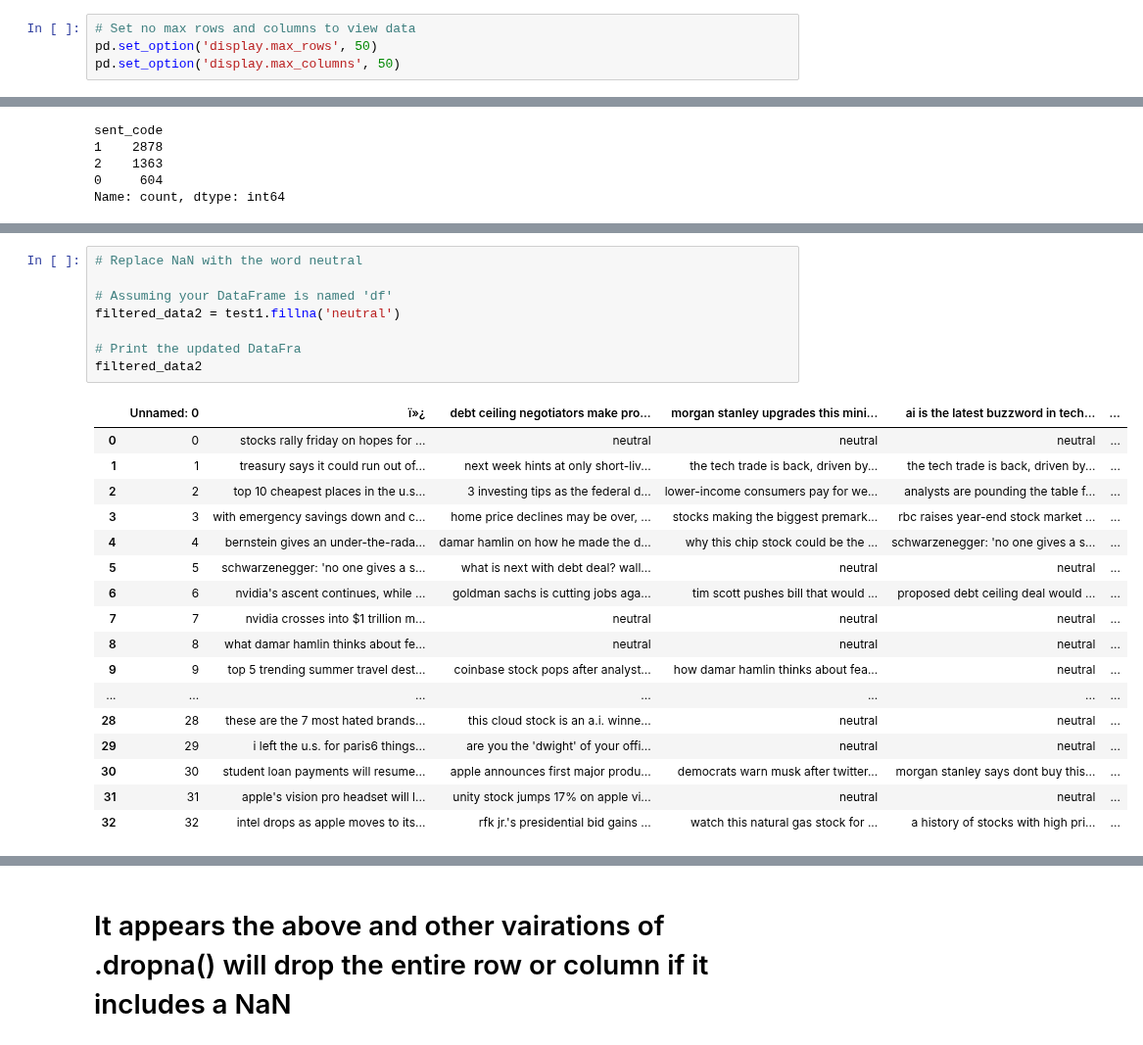
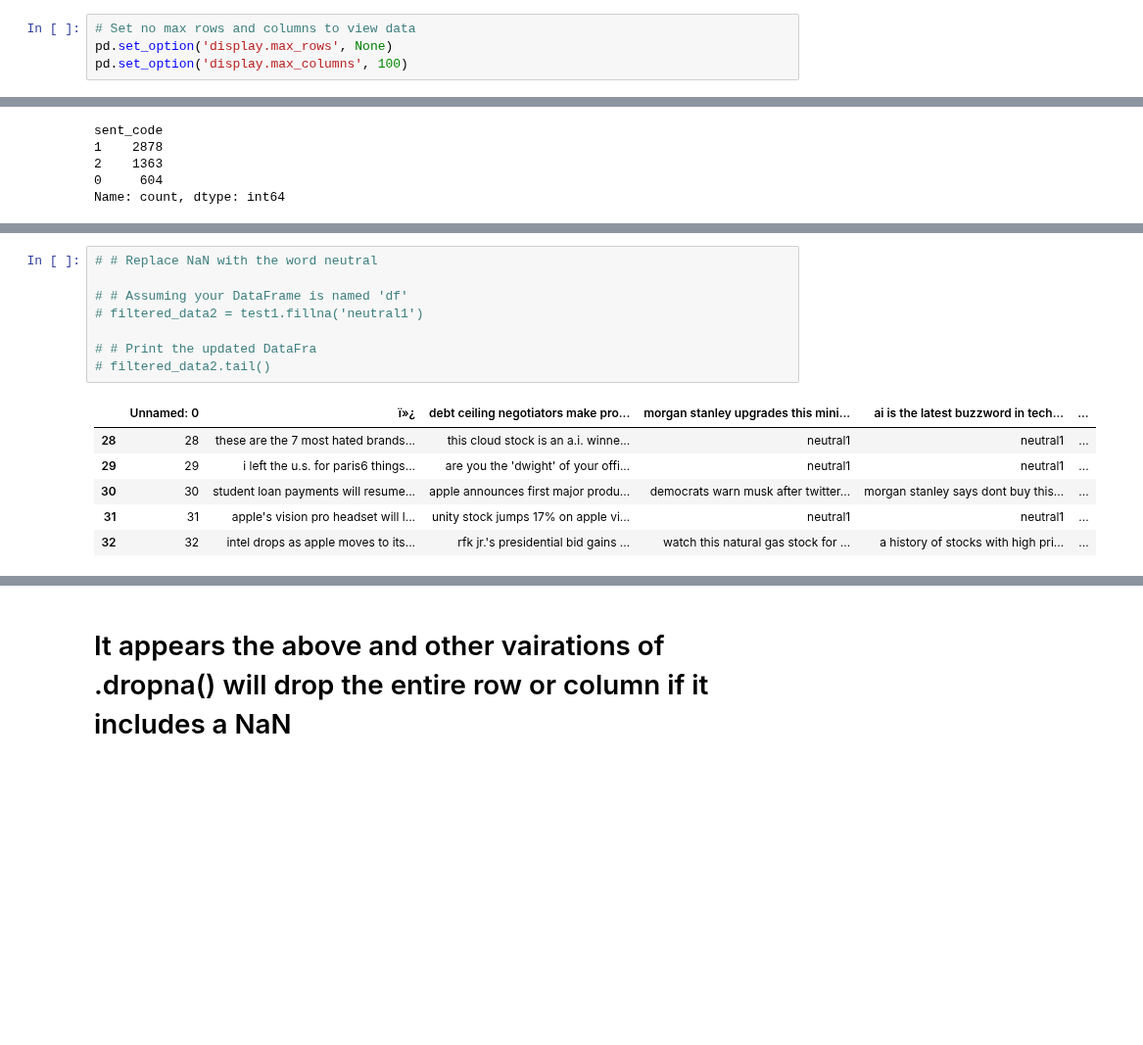
Before and after one commit to ChrisVerg/SmartInvest, a Jupyter notebook: Notebooks/Chris_Sentiment_Analysis.ipynb, the cells around one changed output, grey strips where cells are left out. Shown at 98% size. Saved outputs shown, nothing was run; the diff lists cells and outputs as text; blank space fills up the shorter version.

```diff
--- a/Notebooks/Chris_Sentiment_Analysis.ipynb
+++ b/Notebooks/Chris_Sentiment_Analysis.ipynb
@@ -16,5 +53,5 @@ import numpy as np # for linear algebra
 from sklearn import feature_extraction, linear_model, model_selection, preprocessing
 # %%
 # Set no max rows and columns to view data
-pd.set_option('display.max_rows', 50)
-pd.set_option('display.max_columns', 50)
+pd.set_option('display.max_rows', None)
+pd.set_option('display.max_columns', 100)
@@ -149,26 +310,15 @@ filtered_data1
 # %%
-# Replace NaN with the word neutral
+# # Replace NaN with the word neutral
 
-# Assuming your DataFrame is named 'df'
-filtered_data2 = test1.fillna('neutral')
+# # Assuming your DataFrame is named 'df'
+# filtered_data2 = test1.fillna('neutral1')
 
-# Print the updated DataFra
-filtered_data2
+# # Print the updated DataFra
+# filtered_data2.tail()
 # %% [output]
 |  | Unnamed: 0 | ï»¿ | debt ceiling negotiators make pro... | morgan stanley upgrades this mini... | ai is the latest buzzword in tech... | ... |
-| 0 | 0 | stocks rally friday on hopes for ... | neutral | neutral | neutral | ... |
-| 1 | 1 | treasury says it could run out of... | next week hints at only short-liv... | the tech trade is back, driven by... | the tech trade is back, driven by... | ... |
-| 2 | 2 | top 10 cheapest places in the u.s... | 3 investing tips as the federal d... | lower-income consumers pay for we... | analysts are pounding the table f... | ... |
-| 3 | 3 | with emergency savings down and c... | home price declines may be over, ... | stocks making the biggest premark... | rbc raises year-end stock market ... | ... |
-| 4 | 4 | bernstein gives an under-the-rada... | damar hamlin on how he made the d... | why this chip stock could be the ... | schwarzenegger: 'no one gives a s... | ... |
-| 5 | 5 | schwarzenegger: 'no one gives a s... | what is next with debt deal? wall... | neutral | neutral | ... |
-| 6 | 6 | nvidia's ascent continues, while ... | goldman sachs is cutting jobs aga... | tim scott pushes bill that would ... | proposed debt ceiling deal would ... | ... |
-| 7 | 7 | nvidia crosses into $1 trillion m... | neutral | neutral | neutral | ... |
-| 8 | 8 | what damar hamlin thinks about fe... | neutral | neutral | neutral | ... |
-| 9 | 9 | top 5 trending summer travel dest... | coinbase stock pops after analyst... | how damar hamlin thinks about fea... | neutral | ... |
-| ... | ... | ... | ... | ... | ... | ... |
-| 28 | 28 | these are the 7 most hated brands... | this cloud stock is an a.i. winne... | neutral | neutral | ... |
-| 29 | 29 | i left the u.s. for paris6 things... | are you the 'dwight' of your offi... | neutral | neutral | ... |
+| 28 | 28 | these are the 7 most hated brands... | this cloud stock is an a.i. winne... | neutral1 | neutral1 | ... |
+| 29 | 29 | i left the u.s. for paris6 things... | are you the 'dwight' of your offi... | neutral1 | neutral1 | ... |
 | 30 | 30 | student loan payments will resume... | apple announces first major produ... | democrats warn musk after twitter... | morgan stanley says dont buy this... | ... |
-| 31 | 31 | apple's vision pro headset will l... | unity stock jumps 17% on apple vi... | neutral | neutral | ... |
+| 31 | 31 | apple's vision pro headset will l... | unity stock jumps 17% on apple vi... | neutral1 | neutral1 | ... |
 | 32 | 32 | intel drops as apple moves to its... | rfk jr.'s presidential bid gains ... | watch this natural gas stock for ... | a history of stocks with high pri... | ... |
```
Also changed, not shown: parts of 67 cells of this notebook, 7 other files.
